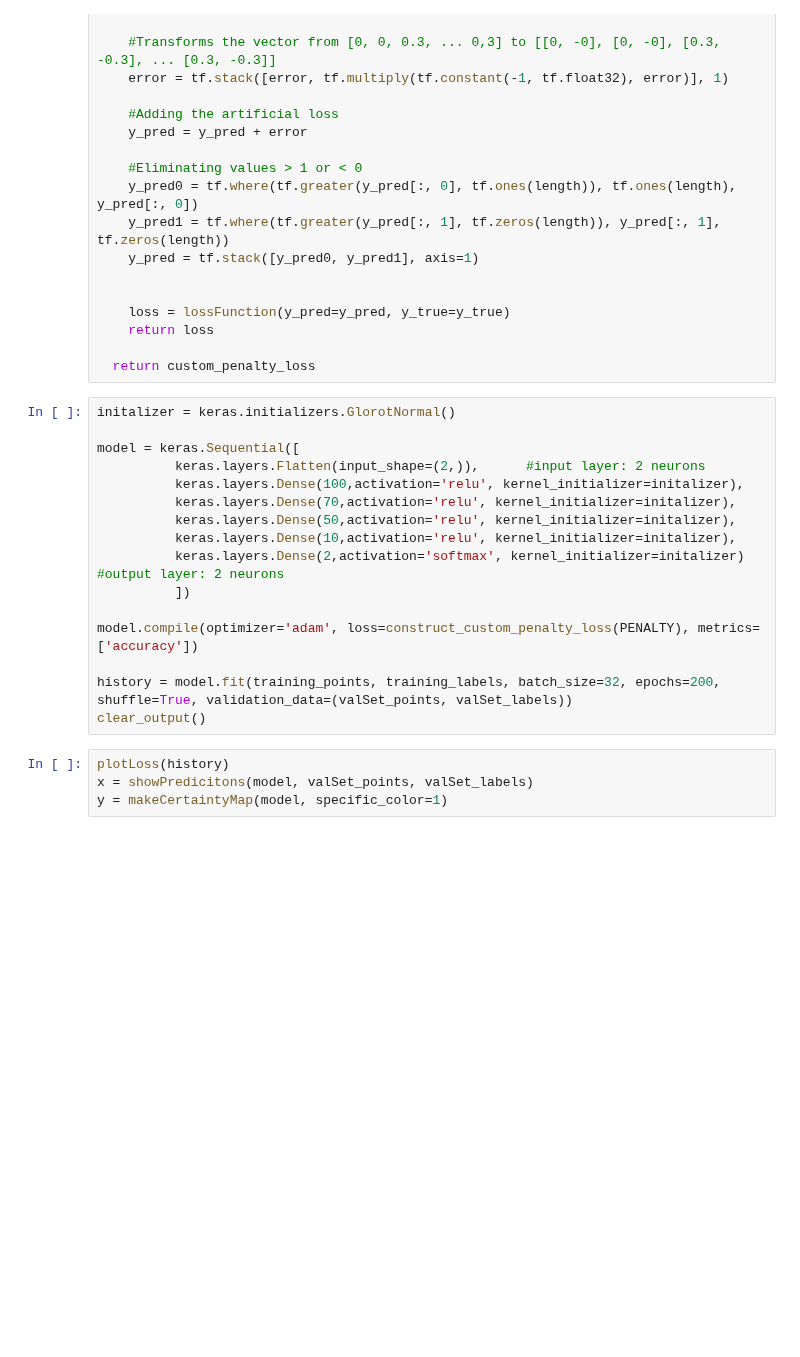
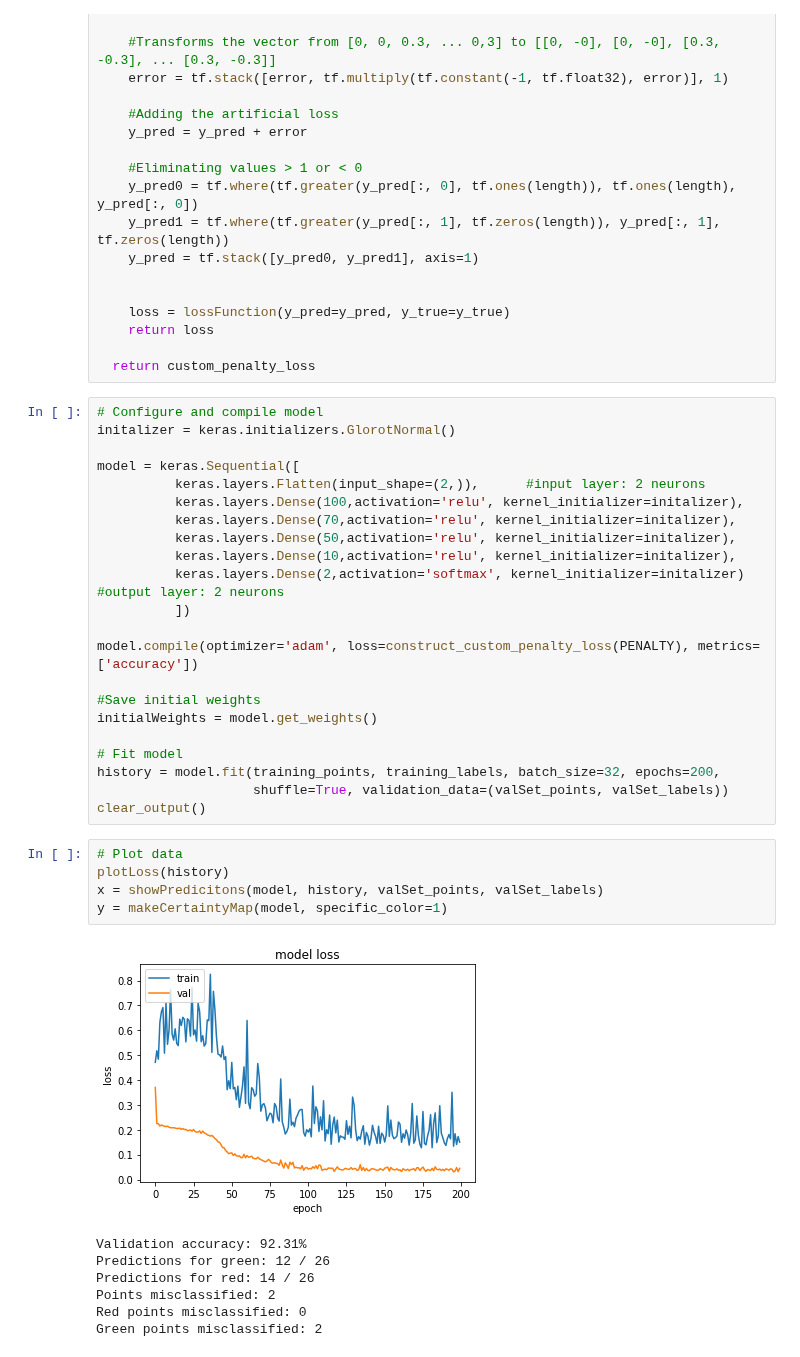
Before and after one commit to ericbill21/siemens, a Jupyter notebook: Siemens_Approach.ipynb, the cells around one changed output. Cells and saved outputs as stored; diff of their text form; blank space fills up the shorter version.

Commit message:
Progress on plotPenaltyEffect

```diff
--- a/Siemens_Approach.ipynb
+++ b/Siemens_Approach.ipynb
@@ -524,6 +532,7 @@ def construct_custom_penalty_loss(penalty,
 
   return custom_penalty_loss
 # %%
+# Configure and compile model
 initalizer = keras.initializers.GlorotNormal()
 
 model = keras.Sequential([
@@ -537,9 +546,23 @@ model = keras.Sequential([
 
 model.compile(optimizer='adam', loss=construct_custom_penalty_loss(PENALTY), metrics=['accuracy'])
 
-history = model.fit(training_points, training_labels, batch_size=32, epochs=200, shuffle=True, validation_data=(valSet_points, valSet_labels))
+#Save initial weights
+initialWeights = model.get_weights()
+
+# Fit model
+history = model.fit(training_points, training_labels, batch_size=32, epochs=200,
+                    shuffle=True, validation_data=(valSet_points, valSet_labels))
 clear_output()
 # %%
+# Plot data
 plotLoss(history)
-x = showPredicitons(model, valSet_points, valSet_labels)
+x = showPredicitons(model, history, valSet_points, valSet_labels)
 y = makeCertaintyMap(model, specific_color=1)
+# %% [output]
+[figure, added]
+Validation accuracy: 92.31%
+Predictions for green: 12 / 26
+Predictions for red: 14 / 26
+Points misclassified: 2
+Red points misclassified: 0
+Green points misclassified: 2
```
Also changed, not shown: parts of 4 cells of this notebook.
